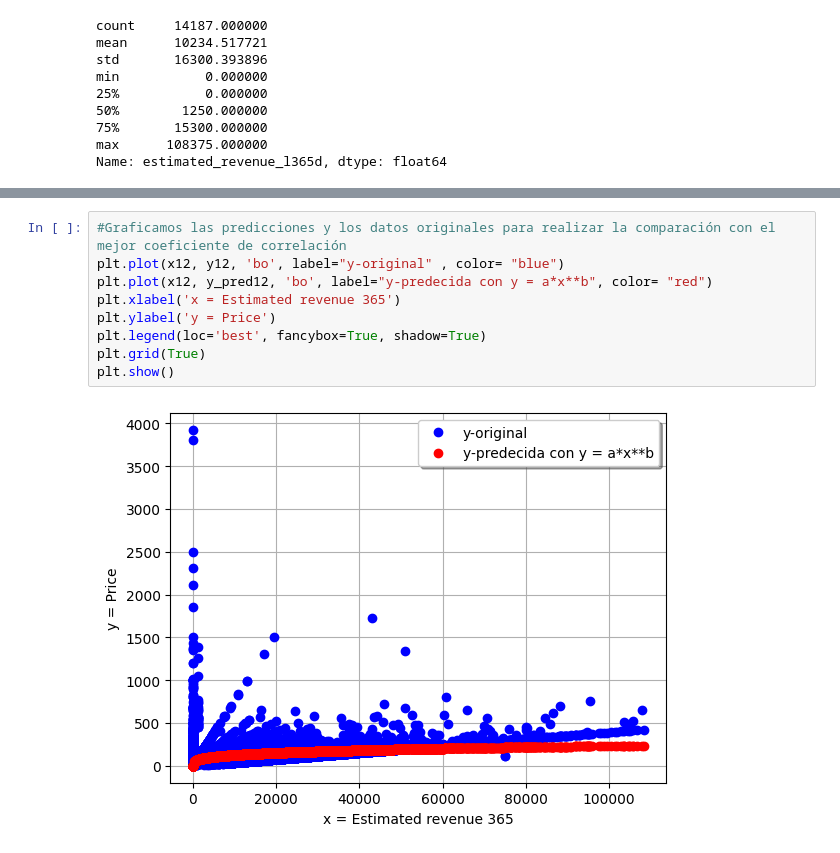
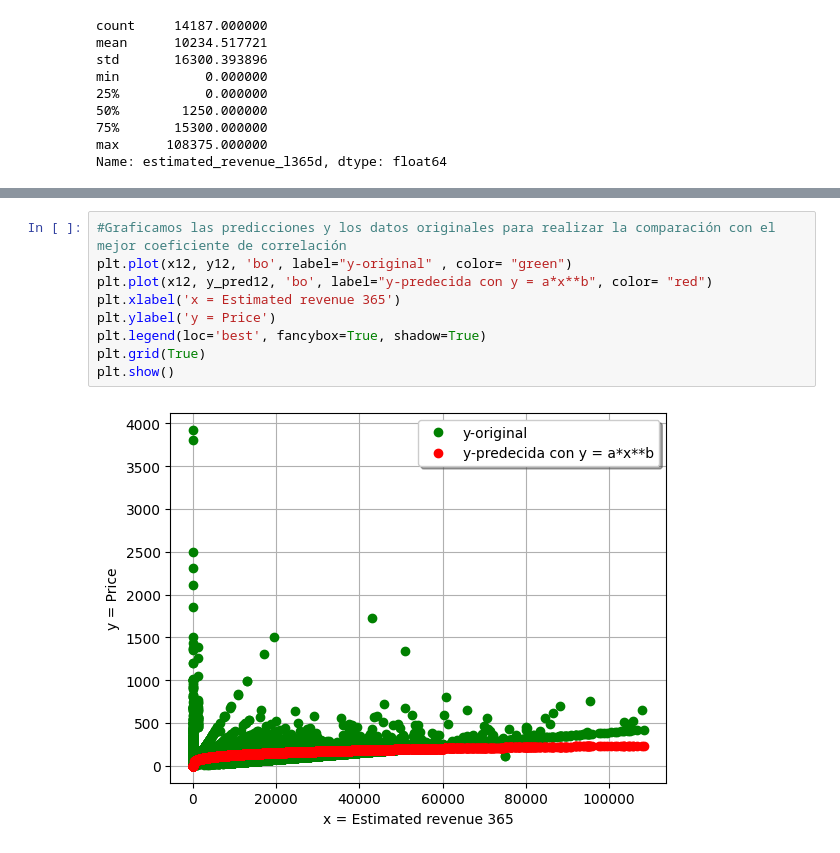
Before and after one commit to Raydays55/Regresion-No-Lineal, a Jupyter notebook: Act2.ipynb, the cells around one changed output, grey strips where cells are left out. Saved outputs shown, nothing was run; the diff lists cells and outputs as text.

```diff
--- a/Act2.ipynb
+++ b/Act2.ipynb
@@ -637,12 +648,12 @@ R^2:  -0.7387828720312377
 R:  0.859524794308598
 # %%
 #Graficamos las predicciones y los datos originales para realizar la comparación con el mejor coeficiente de correlación
-plt.plot(x12, y12, 'bo', label="y-original" , color= "blue")
+plt.plot(x12, y12, 'bo', label="y-original" , color= "green")
 plt.plot(x12, y_pred12, 'bo', label="y-predecida con y = a*x**b", color= "red")
 plt.xlabel('x = Estimated revenue 365')
 plt.ylabel('y = Price')
 plt.legend(loc='best', fancybox=True, shadow=True)
 plt.grid(True)
 plt.show()
 # %% [output]
-[figure, old version]
+[figure, new version]
```
Also changed, not shown: parts of 1 cell of this notebook.
